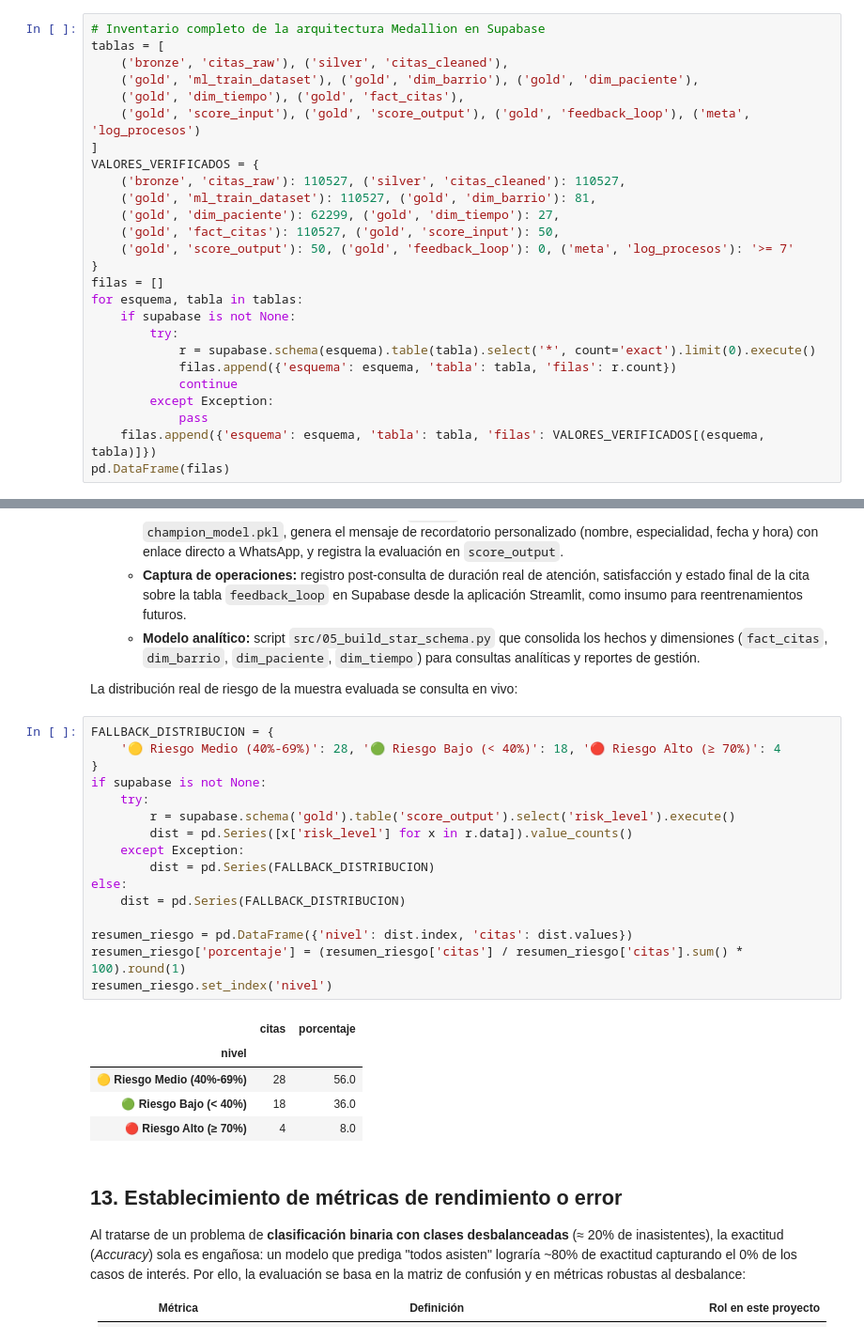
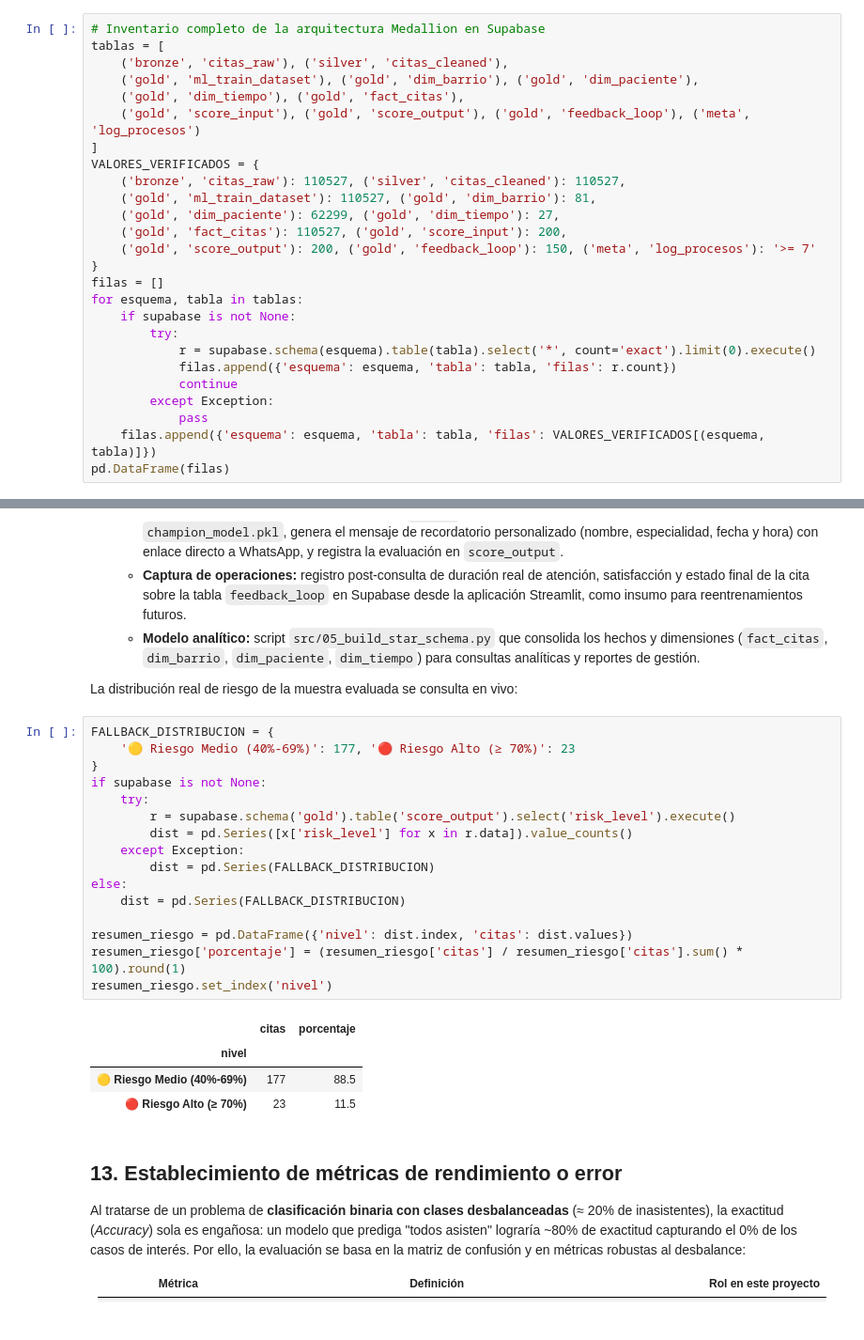
Before and after one commit to 1VEAO/PROYECTO_PRODUCTIVO_IIIA_CITAS_MEDICAS, a Jupyter notebook: notebook/01_informe_cpp2_ejecutable.ipynb, the cells around one changed output, grey strips where cells are left out. Shown at 94% size. Drawn from its saved outputs; the diff is of its cells as text.

```diff
--- a/notebook/01_informe_cpp2_ejecutable.ipynb
+++ b/notebook/01_informe_cpp2_ejecutable.ipynb
@@ -54,8 +54,8 @@ VALORES_VERIFICADOS = {
     ('bronze', 'citas_raw'): 110527, ('silver', 'citas_cleaned'): 110527,
     ('gold', 'ml_train_dataset'): 110527, ('gold', 'dim_barrio'): 81,
     ('gold', 'dim_paciente'): 62299, ('gold', 'dim_tiempo'): 27,
-    ('gold', 'fact_citas'): 110527, ('gold', 'score_input'): 50,
-    ('gold', 'score_output'): 50, ('gold', 'feedback_loop'): 0, ('meta', 'log_procesos'): '>= 7'
+    ('gold', 'fact_citas'): 110527, ('gold', 'score_input'): 200,
+    ('gold', 'score_output'): 200, ('gold', 'feedback_loop'): 150, ('meta', 'log_procesos'): '>= 7'
 }
 filas = []
 for esquema, tabla in tablas:
@@ -369,26 +369,25 @@ ROC-AUC (threshold-free): 0.7352
 La distribución real de riesgo de la muestra evaluada se consulta en vivo:
 # %%
 FALLBACK_DISTRIBUCION = {
-    '🟡 Riesgo Medio (40%-69%)': 28, '🟢 Riesgo Bajo (< 40%)': 18, '🔴 Riesgo Alto (≥ 70%)': 4
+    '🟡 Riesgo Medio (40%-69%)': 177, '🔴 Riesgo Alto (≥ 70%)': 23
 }
 if supabase is not None:
     try:
         r = supabase.schema('gold').table('score_output').select('risk_level').execute()
         dist = pd.Series([x['risk_level'] for x in r.data]).value_counts()
     except Exception:
         dist = pd.Series(FALLBACK_DISTRIBUCION)
 else:
     dist = pd.Series(FALLBACK_DISTRIBUCION)
 
 resumen_riesgo = pd.DataFrame({'nivel': dist.index, 'citas': dist.values})
 resumen_riesgo['porcentaje'] = (resumen_riesgo['citas'] / resumen_riesgo['citas'].sum() * 100).round(1)
 resumen_riesgo.set_index('nivel')
 # %% [output]
 |  | citas | porcentaje |
 | nivel |  |  |
-| 🟡 Riesgo Medio (40%-69%) | 28 | 56.0 |
-| 🟢 Riesgo Bajo (< 40%) | 18 | 36.0 |
-| 🔴 Riesgo Alto (≥ 70%) | 4 | 8.0 |
+| 🟡 Riesgo Medio (40%-69%) | 177 | 88.5 |
+| 🔴 Riesgo Alto (≥ 70%) | 23 | 11.5 |
 # %% [markdown]
 ## 13. Establecimiento de métricas de rendimiento o error
 
```
Also changed, not shown: parts of 3 cells of this notebook, 6 other files.
